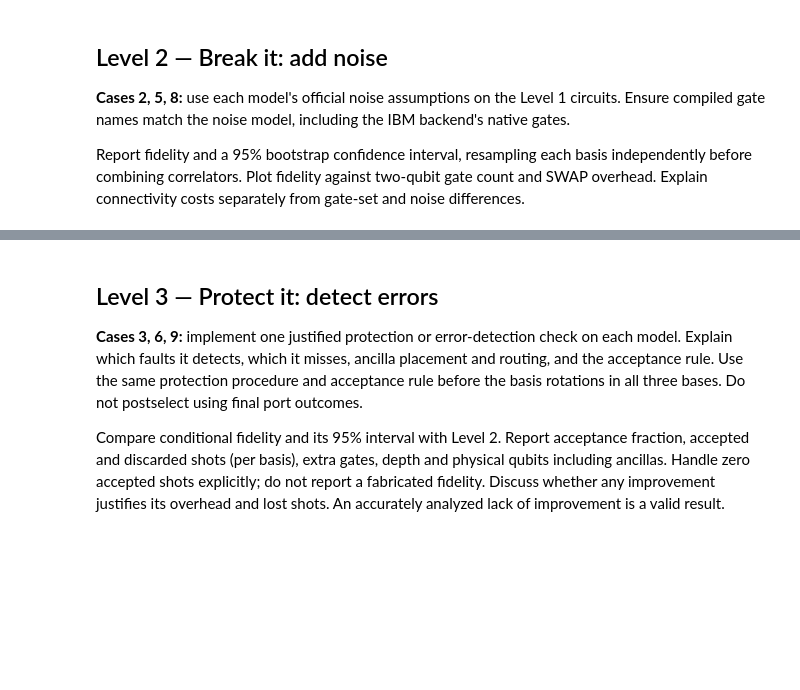
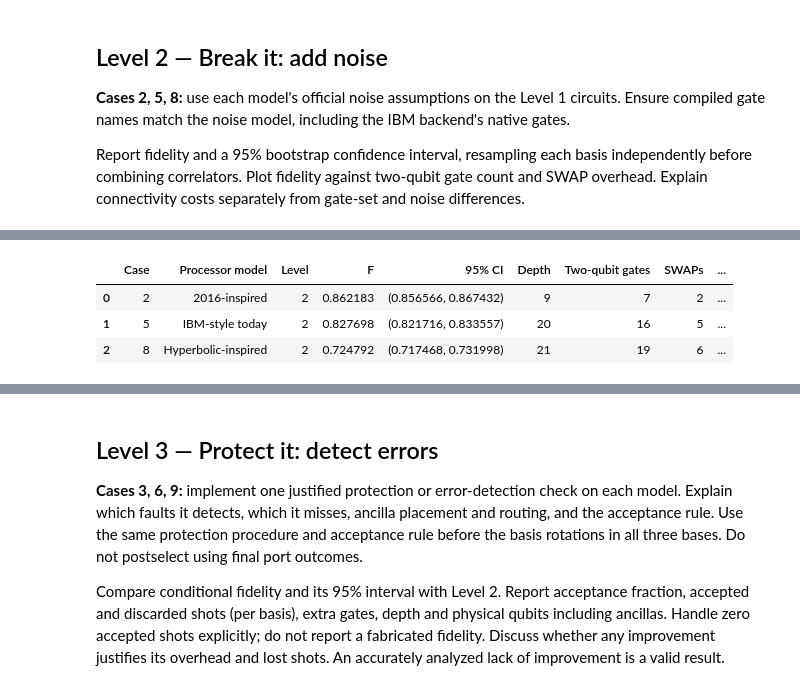
Before and after one commit to Clement-Wright/Geometry-Aware-Quantum-Cloud-Challenge-QCCR, a Jupyter notebook: challenge_submission.ipynb, the cells around one changed output, grey strips where cells are left out. Cells and saved outputs as stored; diff of their text form; code cells hidden in the pictures; blank space fills up the shorter version.

```diff
--- a/challenge_submission.ipynb
+++ b/challenge_submission.ipynb
@@ -41,0 +369,83 @@ Report fidelity and a 95% bootstrap confidence interval, resampling each basis i
+# %%
+def level2_correlator(counts):
+    shots = sum(counts.values())
+    if shots <= 0:
+        raise ValueError("A correlator needs at least one observed shot.")
+    signed_total = 0
+    for outcome, count in counts.items():
+        # Qiskit prints c1c0. Reverse the string to read the port bits in c0, c1 order.
+        bits = outcome.replace(" ", "")[::-1]
+        signed_total += count if bits[0] == bits[1] else -count
+    return signed_total / shots
+
+
+def level2_fidelity(correlations):
+    # Phi+ has correlations (+1, -1, +1), which fixes the minus sign on YY.
+    return (1 + correlations["XX"] - correlations["YY"] + correlations["ZZ"]) / 4
+
+
+def level2_fidelity_interval(counts_by_basis, resamples, confidence, seed):
+    rng = np.random.default_rng(seed)
+    resampled_correlations = {}
+    for basis in BASIS_ORDER:
+        shots = sum(counts_by_basis[basis].values())
+        probability_agree = (1 + level2_correlator(counts_by_basis[basis])) / 2
+        # Group the four outcomes by whether the two port bits agree.
+        # Resample those group counts with a binomial draw.
+        agreeing = rng.binomial(shots, probability_agree, size=resamples)
+        resampled_correlations[basis] = 2 * agreeing / shots - 1
+    # Combine the independently resampled XX, YY, and ZZ correlations into fidelities.
+    fidelities = level2_fidelity(resampled_correlations)
+    tail = (1 - confidence) / 2
+    return tuple(float(bound) for bound in np.quantile(fidelities, [tail, 1 - tail]))
+
+
+def level2_circuit_costs(native, routed):
+    counted = RemoveBarriers()(native)
+    touched = {counted.find_bit(qubit).index
+               for instruction in counted.data for qubit in instruction.qubits}
+    return {
+        "Depth": counted.depth(),
+        "Two-qubit gates": sum(len(instruction.qubits) == 2 for instruction in counted.data),
+        # Count transport SWAPs in the routed circuit.
+        # Native compilation expands each of them into three CX gates.
+        "SWAPs": int(routed.count_ops().get("swap", 0)),
+        "Physical qubits": len(touched),
+    }
+
+
+for case_number, model_id, _ in LEVEL2_CASES:
+    result = level2_results[case_number]
+    correlations = {basis: level2_correlator(counts) for basis, counts in result["counts"].items()}
+    fidelity = level2_fidelity(correlations)
+    interval = level2_fidelity_interval(
+        result["counts"], BOOTSTRAP_RESAMPLES, CONFIDENCE_LEVEL, result["settings"]["Bootstrap seed"]
+    )
+    costs = {basis: level2_circuit_costs(
+        result["native_circuits"][basis], level2_routed_circuits[model_id][basis]
+    ) for basis in BASIS_ORDER}
+    accounting = pd.DataFrame([
+        {"Case": case_number, "Basis": basis, "Attempted": SHOTS_PER_BASIS,
+         "Accepted": sum(result["counts"][basis].values()), "Discarded": 0, "Yield": 1.0}
+        for basis in BASIS_ORDER
+    ])
+    # Level 2 accepts every attempted shot, so its reported yield is 1.
+    summary = {
+        "Case": case_number, "Processor model": PROCESSORS[model_id].name, "Level": 2,
+        "F": fidelity, "95% CI": interval, **costs["ZZ"], "Yield": 1.0, "Discarded shots": 0,
+    }
+    result.update({"correlations": correlations, "costs": costs,
+                   "shot_accounting": accounting, "summary": summary})
+    display(pd.DataFrame([
+        {"Case": case_number, "Basis": basis, "Correlation": correlations[basis], **costs[basis]}
+        for basis in BASIS_ORDER
+    ]))
+    display(accounting)
+
+level2_results_table = pd.DataFrame([result["summary"] for result in level2_results.values()])
+display(level2_results_table)
+display(pd.DataFrame([
+    {"Case": case, "Fidelity loss from ideal target": 1 - result["summary"]["F"]}
+    for case, result in level2_results.items()
+]))
+# %% [output]
@@ -41,0 +476,4 @@ Report fidelity and a 95% bootstrap confidence interval, resampling each basis i
+|  | Case | Processor model | Level | F | 95% CI | Depth | Two-qubit gates | SWAPs | ... |
+| 0 | 2 | 2016-inspired | 2 | 0.862183 | (0.856566, 0.867432) | 9 | 7 | 2 | ... |
+| 1 | 5 | IBM-style today | 2 | 0.827698 | (0.821716, 0.833557) | 20 | 16 | 5 | ... |
+| 2 | 8 | Hyperbolic-inspired | 2 | 0.724792 | (0.717468, 0.731998) | 21 | 19 | 6 | ... |
```
Also changed, not shown: parts of 7 cells of this notebook, 1 other file.
